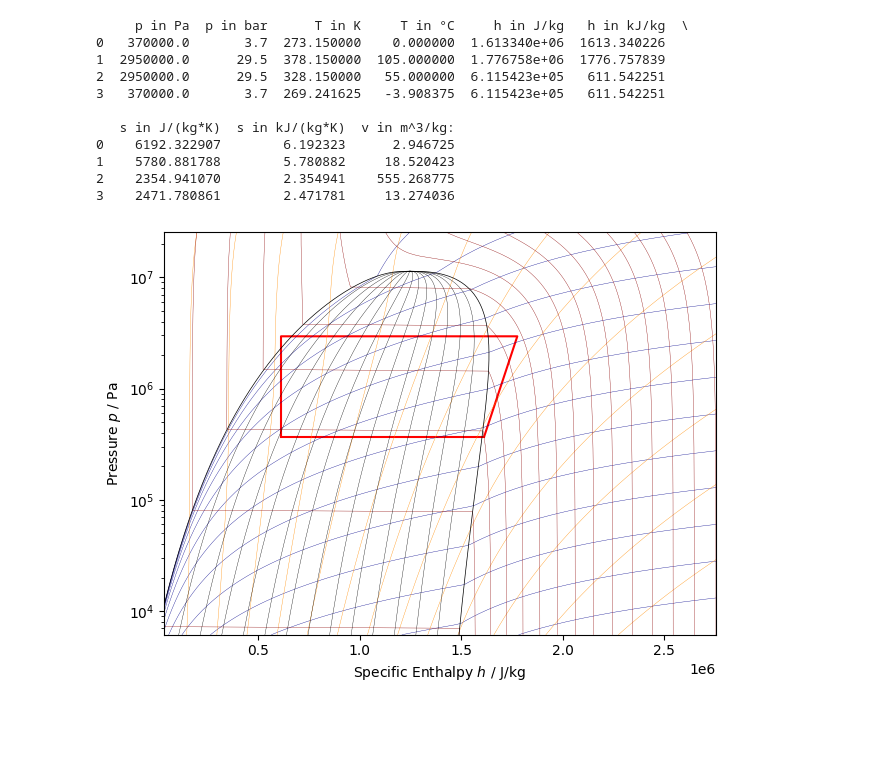
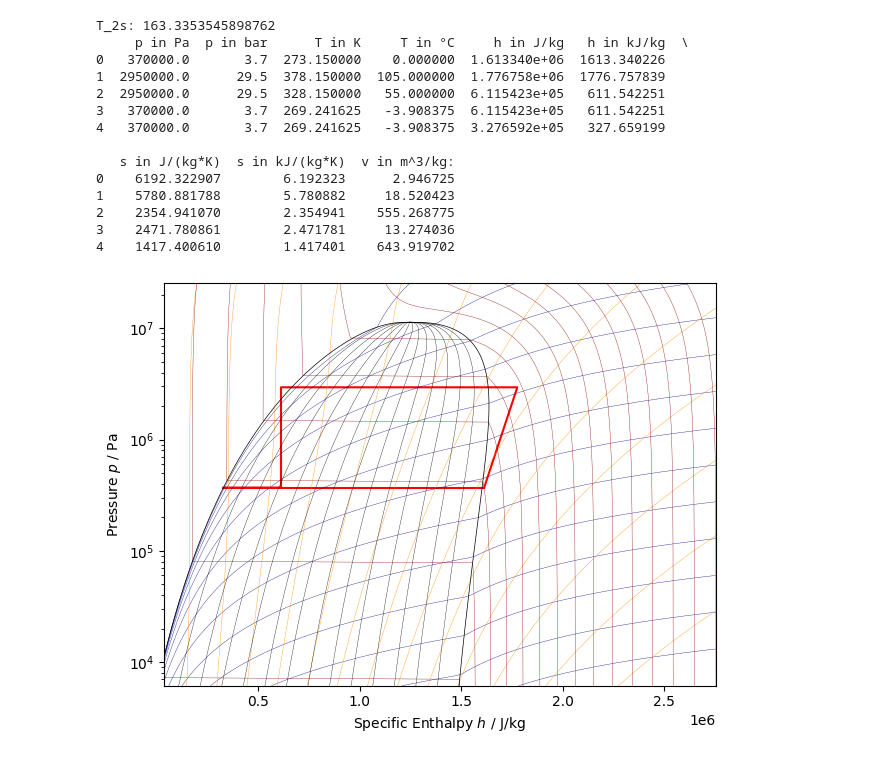
Before and after one commit to Zeusdragon/WP_Beleg, a Jupyter notebook: Beleg.ipynb, the cells around one changed output. Saved outputs shown, nothing was run; the diff lists cells and outputs as text; code cells hidden in the pictures; blank space fills up the shorter version.

Commit message:
-Abscheider eingeführt - Berechnung isentroper ZP hinzugefügt

```diff
--- a/Beleg.ipynb
+++ b/Beleg.ipynb
@@ -32,11 +32,11 @@ p_c =29.5e5#Hochdruck in PA
 
 def calc_ZP(T1_sh, T_2, T_3sc, p_0 = 3.7e5, p_c = 29.5e5, fluid = 'R717'):
 
-    p = np.zeros(4)
-    T = np.zeros(4)
-    h = np.zeros(4)
-    s = np.zeros(4)
-    v = np.zeros(4)
+    p = np.zeros(5)
+    T = np.zeros(5)
+    h = np.zeros(5)
+    s = np.zeros(5)
+    v = np.zeros(5)
 
     # Punkt 1: Austritt Verdampfer (überhitzt)
     p[0] = p_0  # Saugdruck
@@ -47,6 +47,9 @@ def calc_ZP(T1_sh, T_2, T_3sc, p_0 = 3.7e5, p_c = 29.5e5, fluid = 'R717'):
 
     # Punkt 2: Austritt Verdichter
     p[1] = p_c  # Hochdruck
+    s2s = s[0]
+    h2s = CP.PropsSI('H', 'P', p[1], 'S', s2s, fluid)  # isentrope Enthalpie
+    T_2s = CP.PropsSI('T', 'P', p[1], 'H', h2s, fluid)  # isentrope Temperatur
     T[1] = T_2  # Temperatur
     s[1] = CP.PropsSI('S', 'T', T[1], 'P', p[1], fluid)  # isentrope Verdichtung
     h[1] = CP.PropsSI('H', 'P', p[1], 'S', s[1], fluid)  # isentrope Enthalpie
@@ -67,9 +70,18 @@ def calc_ZP(T1_sh, T_2, T_3sc, p_0 = 3.7e5, p_c = 29.5e5, fluid = 'R717'):
     s[3] = CP.PropsSI('S', 'P', p[3], 'H', h[3], fluid)  # Entropie
     v[3] = CP.PropsSI('D', 'P', p[3], 'H', h[3], fluid)  # spezifisches Volumen in m³/kg
 
-    return p, T, h, s, v
+    # Punkt 5: Austritt Seperator
+    p[4] = p[0]  # Saugdruck
+    T[4] = CP.PropsSI('T', 'P', p[4], 'Q', 0, fluid)  # Temperatur
+    h[4] = CP.PropsSI('H', 'P', p[4], 'Q', 0, fluid)  # Enthalpie
+    s[4] = CP.PropsSI('S', 'P', p[4], 'Q', 0, fluid)  # Entropie
+    v[4] = CP.PropsSI('D', 'P', p[4], 'Q', 0, fluid)  # spezifisches Volumen in m³/kg
+
+    return p, T, h, s, v, T_2s
 # %%
-p, T, h, s, v = calc_ZP(T1_sh, T_2, T_3sc)
+p, T, h, s, v, T_2s = calc_ZP(T1_sh, T_2, T_3sc)
+
+print('T_2s:', T_2s-273.15)
 
 df = pd.DataFrame(
     {
@@ -83,30 +95,33 @@ df = pd.DataFrame(
         's in kJ/(kg*K)': s * 1e-3,
         'v in m^3/kg:' : v
     },
-    index = np.arange(4)
+    index = np.arange(5)
 
 )
 
 print(df)
 # %% [output]
+T_2s: 163.3353545898762
      p in Pa  p in bar      T in K     T in °C     h in J/kg   h in kJ/kg  \
 0   370000.0       3.7  273.150000    0.000000  1.613340e+06  1613.340226
 1  2950000.0      29.5  378.150000  105.000000  1.776758e+06  1776.757839
 2  2950000.0      29.5  328.150000   55.000000  6.115423e+05   611.542251
 3   370000.0       3.7  269.241625   -3.908375  6.115423e+05   611.542251
+4   370000.0       3.7  269.241625   -3.908375  3.276592e+05   327.659199
 
    s in J/(kg*K)  s in kJ/(kg*K)  v in m^3/kg:
 0    6192.322907        6.192323      2.946725
 1    5780.881788        5.780882     18.520423
 2    2354.941070        2.354941    555.268775
 3    2471.780861        2.471781     13.274036
+4    1417.400610        1.417401    643.919702
 # %%
 pp = PropertyPlot(fluid, 'PH', unit_system='SI')
 pp.calc_isolines()
 
-df_zp = pd.concat([df[df.index == 0], df[df.index == 3]])
+df_zp = pd.concat([df[df.index == 0], df[df.index == 4]])
 plt.plot(df['h in J/kg'],df['p in Pa'], 'r')
 plt.plot(df_zp['h in J/kg'],df_zp['p in Pa'], 'r')
 pp.show()
 # %% [output]
-[figure, old version]
+[figure, new version]
```
Also changed, not shown: parts of 5 cells of this notebook.
